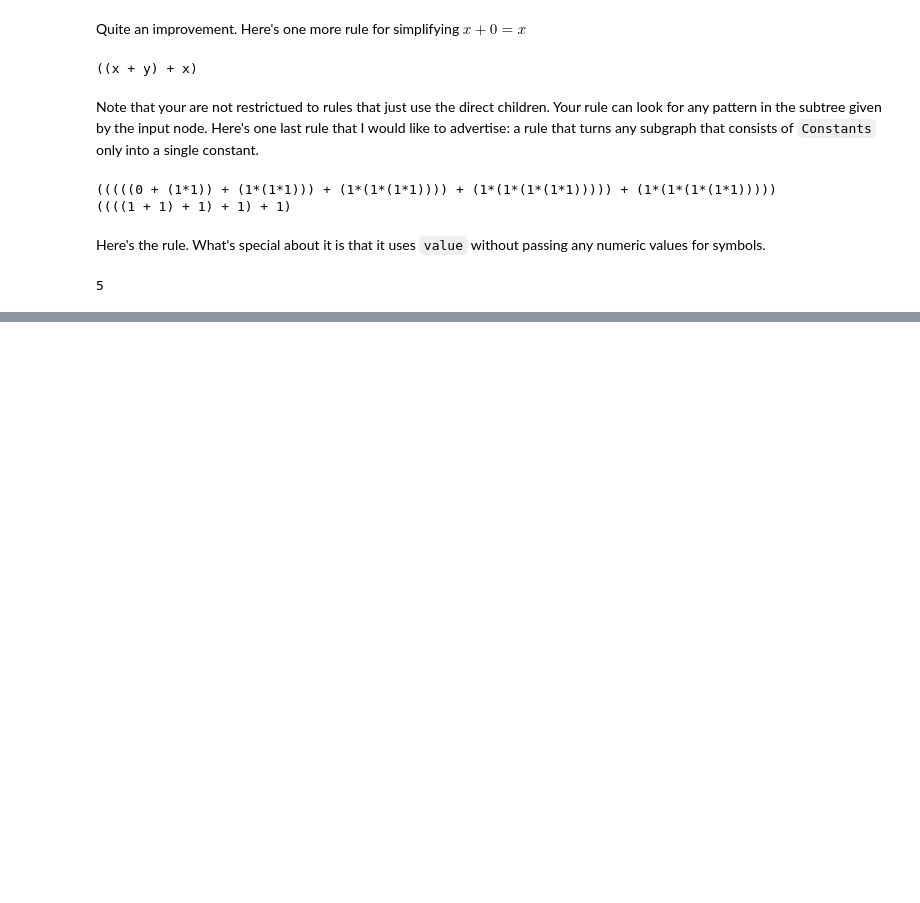
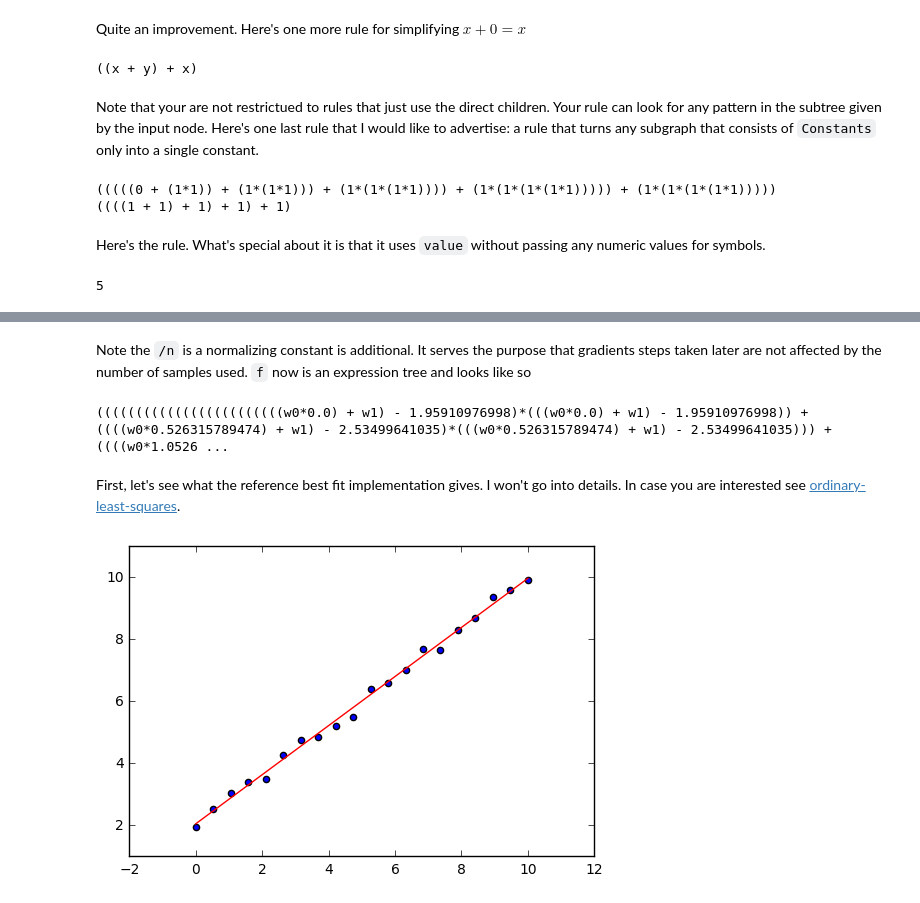
Before and after one commit to cheind/py-cgraph, a Jupyter notebook: docs/Computational Graphs.ipynb, the cells around one changed output, grey strips where cells are left out. Drawn from its saved outputs; the diff is of its cells as text; code cells hidden in the pictures; blank space fills up the shorter version.

```diff
--- a/docs/Computational Graphs.ipynb
+++ b/docs/Computational Graphs.ipynb
@@ -644,0 +700,25 @@ print(simplify(d[x]))
+# %% [markdown]
+Note the `/n` is a normalizing constant is additional. It serves the purpose that gradients steps taken later are not affected by the number of samples used. `f` now is an expression tree and looks like so
+# %%
+f
+# %% [output]
+((((((((((((((((((((((((w0*0.0) + w1) - 1.95910976998)*(((w0*0.0) + w1) - 1.95910976998)) + ((((w0*0.526315789474) + w1) - 2.53499641035)*(((w0*0.526315789474) + w1) - 2.53499641035))) + ((((w0*1.0526 ...
+# %% [markdown]
+First, let's see what the reference best fit implementation gives. I won't go into details. In case you are interested see [ordinary-least-squares](https://en.wikipedia.org/wiki/Ordinary_least_squares).
+# %%
+def least_squares_fit(xy):
+    """Returns the line parameters through ordinary least squares regression."""
+
+    A = np.ones((xy.shape[1], 2))
+    A[:,0] = xy[0,:].T
+    b = xy[1,:].T
+
+    return np.dot(np.dot(np.linalg.inv(np.dot(A.T,A)), A.T), b)
+
+s_fit = least_squares_fit(samples)
+
+plt.plot([0, 10], [0*s_fit[0]+s_fit[1], 10*s_fit[0]+s_fit[1]], color='r', linestyle='-', label='Least Squares')
+plt.scatter(samples[0,:], samples[1,:])
+plt.show()
+# %% [output]
+[figure, added]
```
Also changed, not shown: parts of 16 cells of this notebook.
